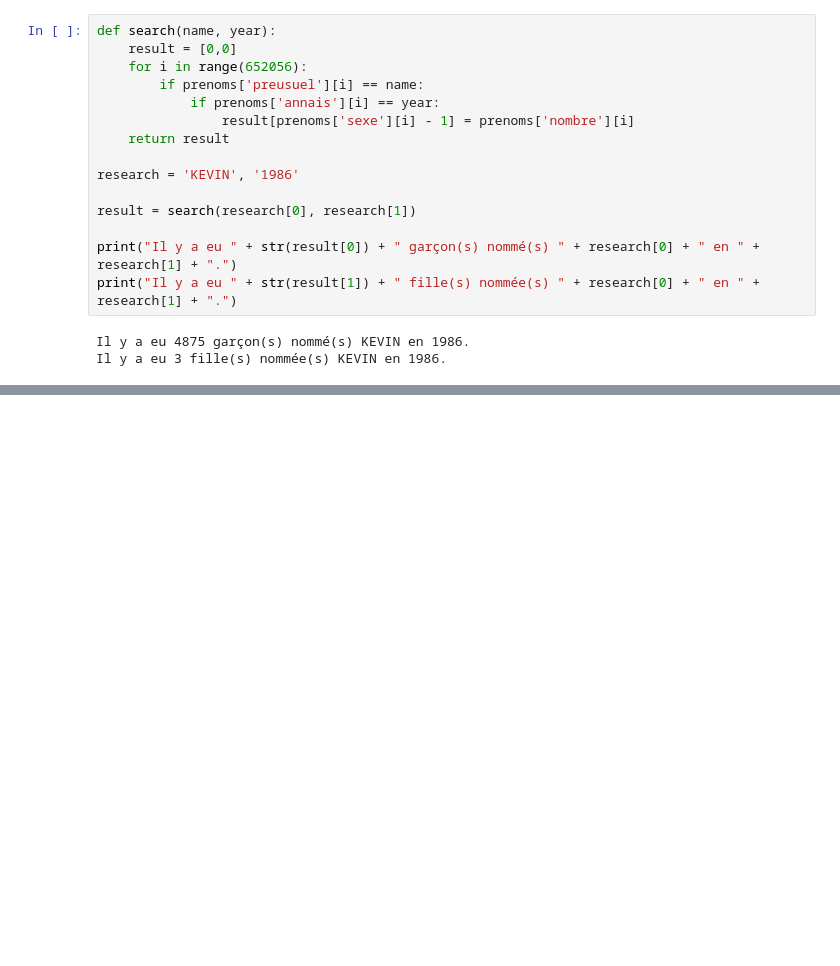
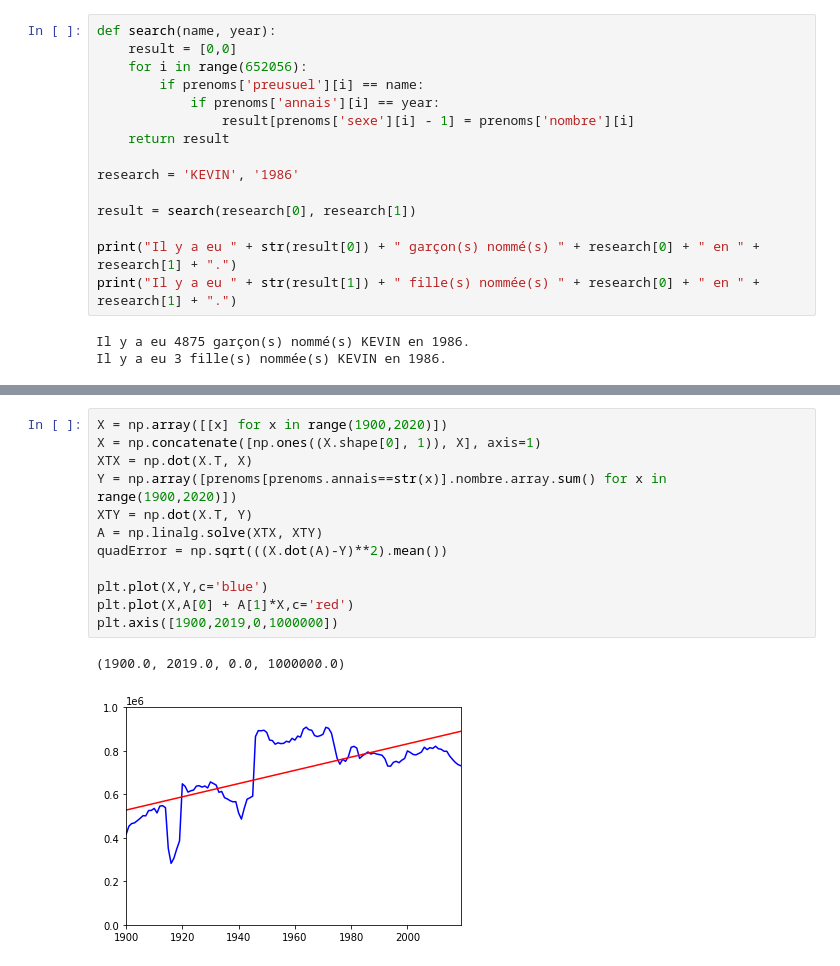
Before and after one commit to MatthieuRodet/ProjetStatistique, a Jupyter notebook: Projet.ipynb, the cells around one changed output, grey strips where cells are left out. Cells and saved outputs as stored; diff of their text form; blank space fills up the shorter version.

```diff
--- a/Projet.ipynb
+++ b/Projet.ipynb
@@ -128,0 +231,15 @@ NameError: name 'crying' is not defined
+# %%
+X = np.array([[x] for x in range(1900,2020)])
+X = np.concatenate([np.ones((X.shape[0], 1)), X], axis=1)
+XTX = np.dot(X.T, X)
+Y = np.array([prenoms[prenoms.annais==str(x)].nombre.array.sum() for x in range(1900,2020)])
+XTY = np.dot(X.T, Y)
+A = np.linalg.solve(XTX, XTY)
+quadError = np.sqrt(((X.dot(A)-Y)**2).mean())
+
+plt.plot(X,Y,c='blue')
+plt.plot(X,A[0] + A[1]*X,c='red')
+plt.axis([1900,2019,0,1000000])
+# %% [output]
+(1900.0, 2019.0, 0.0, 1000000.0)
+[figure, added]
```
Also changed, not shown: parts of 4 cells of this notebook.
